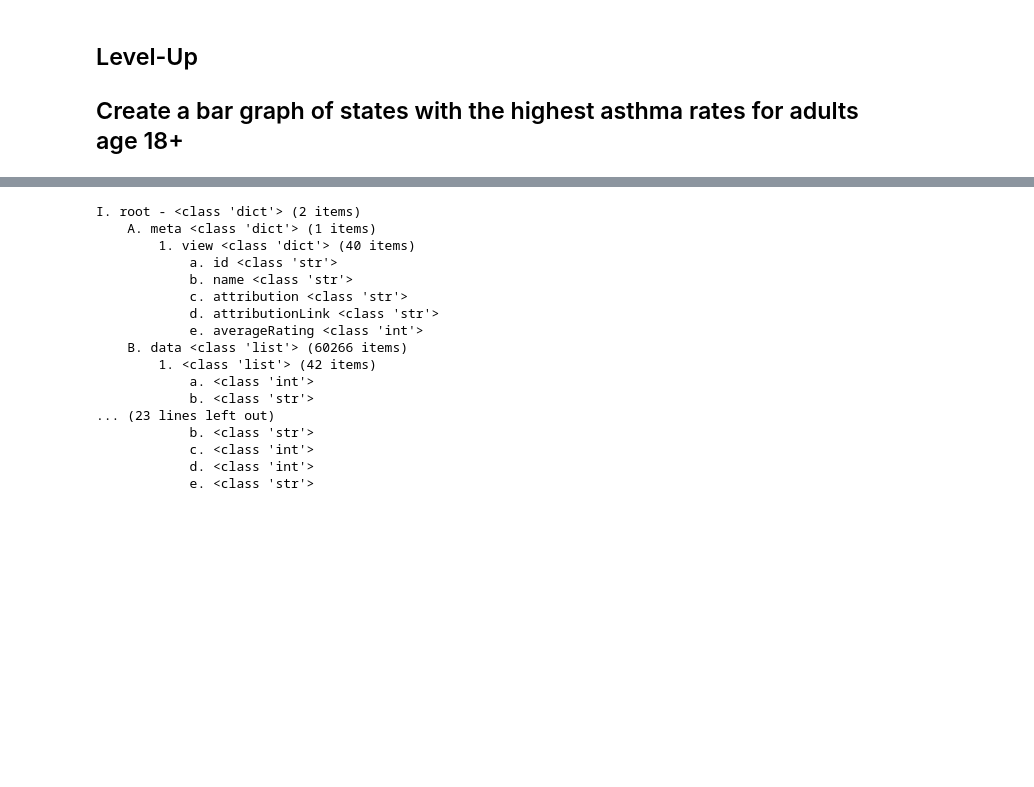
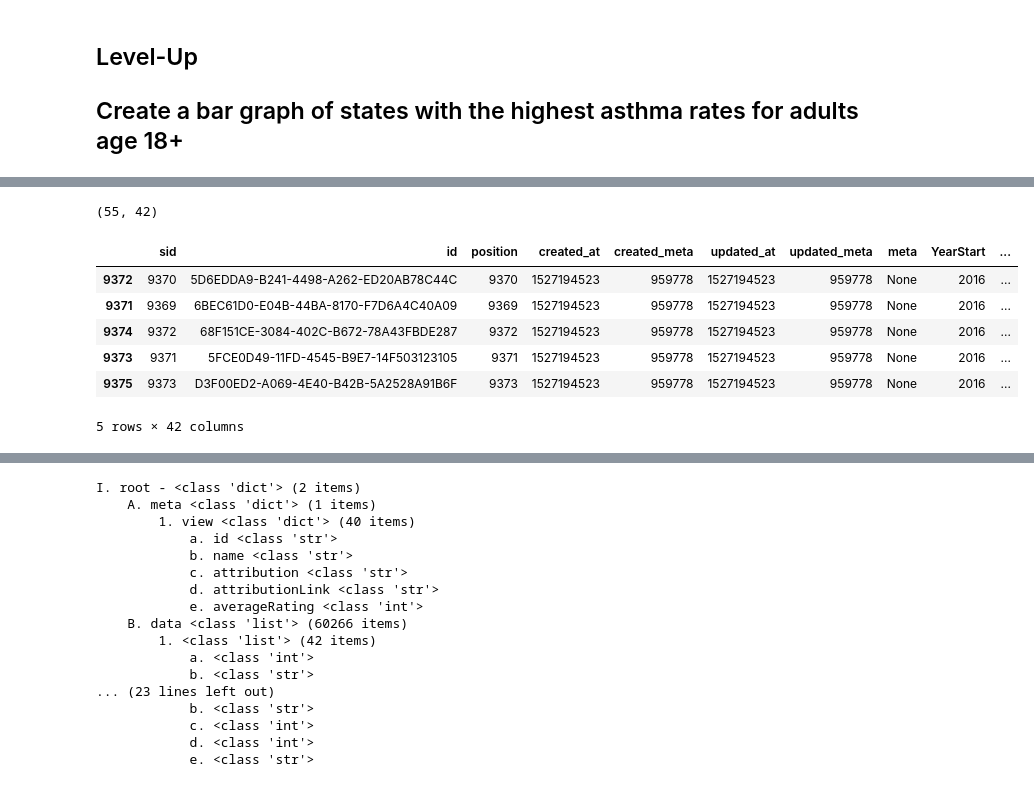
Before and after one commit to spettiett/dsc-exploring-and-transforming-json-schemas-lab-online-ds-pt-061019, a Jupyter notebook: index.ipynb, the cells around one changed output, grey strips where cells are left out. Cells and saved outputs as stored; diff of their text form; code cells hidden in the pictures; blank space fills up the shorter version.

```diff
--- a/index.ipynb
+++ b/index.ipynb
@@ -120,0 +225,16 @@ df.head()
+# %%
+view = df[(df.Question == 'Current asthma prevalence among adults aged >= 18 years')
+         & (df.StratificationCategoryID1 == 'OVERALL')
+         & (df.DataValueTypeID == 'CRDPREV')]
+view = view.sort_values(by='LocationAbbr')
+print(view.shape)
+view.head()
+# %% [output]
+(55, 42)
+|  | sid | id | position | created_at | created_meta | updated_at | updated_meta | meta | YearStart | ... |
+| 9372 | 9370 | 5D6EDDA9-B241-4498-A262-ED20AB78C44C | 9370 | 1527194523 | 959778 | 1527194523 | 959778 | None | 2016 | ... |
+| 9371 | 9369 | 6BEC61D0-E04B-44BA-8170-F7D6A4C40A09 | 9369 | 1527194523 | 959778 | 1527194523 | 959778 | None | 2016 | ... |
+| 9374 | 9372 | 68F151CE-3084-402C-B672-78A43FBDE287 | 9372 | 1527194523 | 959778 | 1527194523 | 959778 | None | 2016 | ... |
+| 9373 | 9371 | 5FCE0D49-11FD-4545-B9E7-14F503123105 | 9371 | 1527194523 | 959778 | 1527194523 | 959778 | None | 2016 | ... |
+| 9375 | 9373 | D3F00ED2-A069-4E40-B42B-5A2528A91B6F | 9373 | 1527194523 | 959778 | 1527194523 | 959778 | None | 2016 | ... |
+5 rows × 42 columns
```
Also changed, not shown: parts of 11 cells of this notebook.
